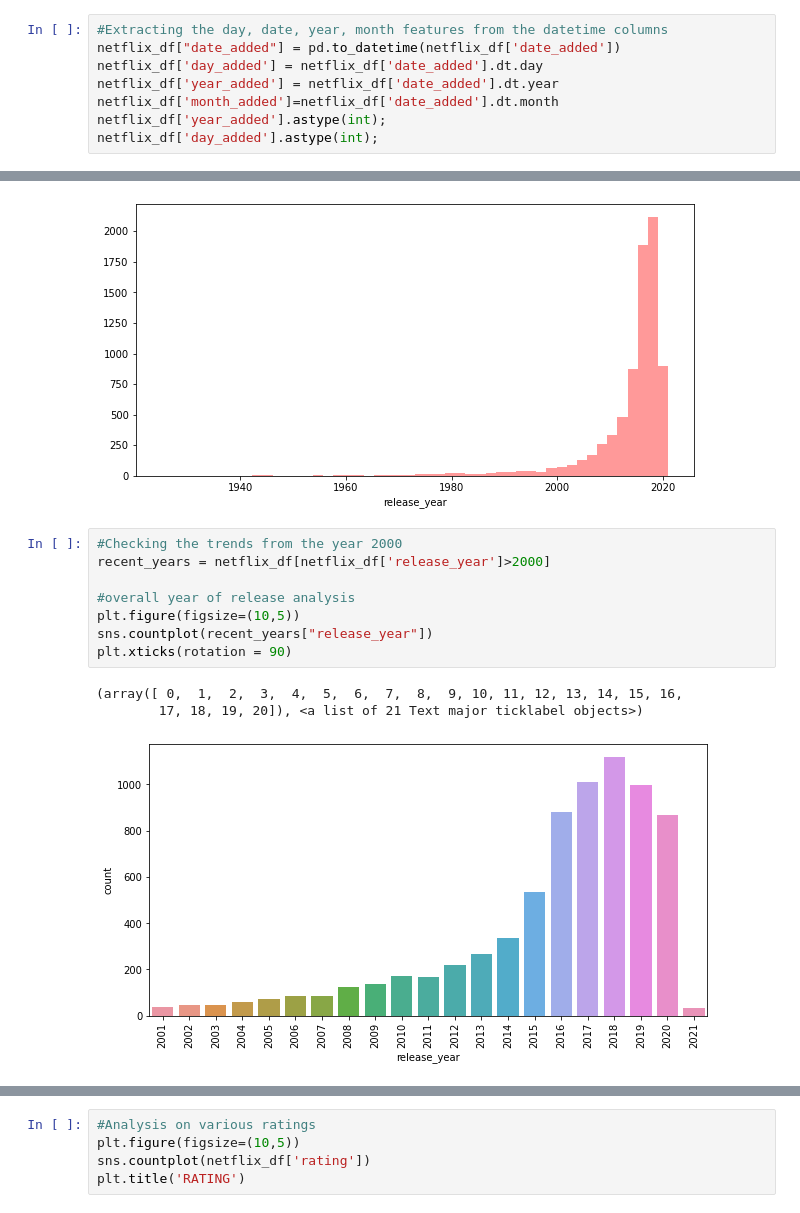
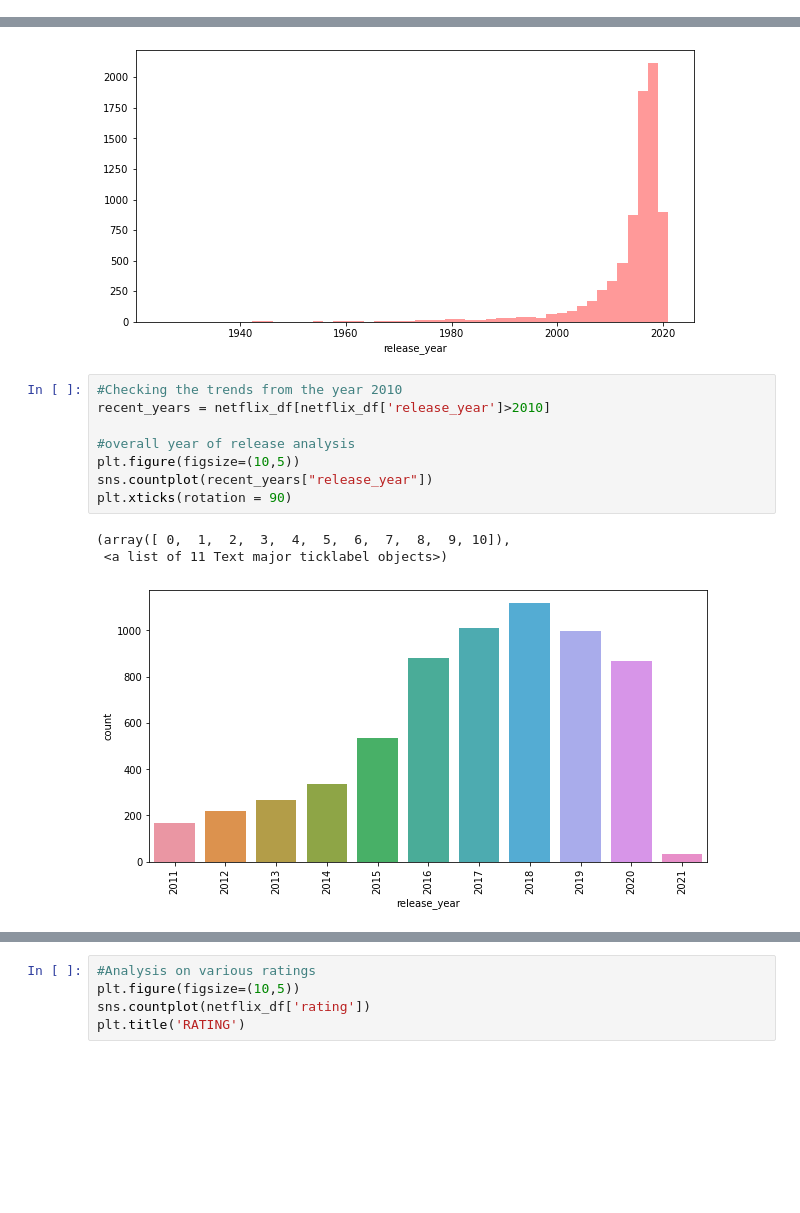
Before and after one commit to NayanaPradeep/Netflix-Movies-and-TV-Shows-Clustering, a Jupyter notebook: NETFLIX_MOVIES_AND_TV_SHOWS_CLUSTERING.ipynb, the cells around one changed output, grey strips where cells are left out. Saved outputs shown, nothing was run; the diff lists cells and outputs as text; blank space fills up the shorter version.

```diff
--- a/NETFLIX_MOVIES_AND_TV_SHOWS_CLUSTERING.ipynb
+++ b/NETFLIX_MOVIES_AND_TV_SHOWS_CLUSTERING.ipynb
@@ -229,8 +226,0 @@ netflix_df.shape
-# %%
-#Extracting the day, date, year, month features from the datetime columns
-netflix_df["date_added"] = pd.to_datetime(netflix_df['date_added'])
-netflix_df['day_added'] = netflix_df['date_added'].dt.day
-netflix_df['year_added'] = netflix_df['date_added'].dt.year
-netflix_df['month_added']=netflix_df['date_added'].dt.month
-netflix_df['year_added'].astype(int);
-netflix_df['day_added'].astype(int);
@@ -477,17 +465,17 @@ sns.distplot(netflix_df["release_year"],kde=False, color="red")
 <matplotlib.axes._subplots.AxesSubplot at 0x...>
 [figure]
 # %%
-#Checking the trends from the year 2000
-recent_years = netflix_df[netflix_df['release_year']>2000]
+#Checking the trends from the year 2010
+recent_years = netflix_df[netflix_df['release_year']>2010]
 
 #overall year of release analysis
 plt.figure(figsize=(10,5))
 sns.countplot(recent_years["release_year"])
 plt.xticks(rotation = 90)
 # %% [output]
-(array([ 0,  1,  2,  3,  4,  5,  6,  7,  8,  9, 10, 11, 12, 13, 14, 15, 16,
-        17, 18, 19, 20]), <a list of 21 Text major ticklabel objects>)
+(array([ 0,  1,  2,  3,  4,  5,  6,  7,  8,  9, 10]),
+ <a list of 11 Text major ticklabel objects>)
-[figure, old version]
+[figure, new version]
 # %%
 #Visualize the growth of netflix industry over the years
 
```
Also changed, not shown: parts of 28 cells of this notebook.
